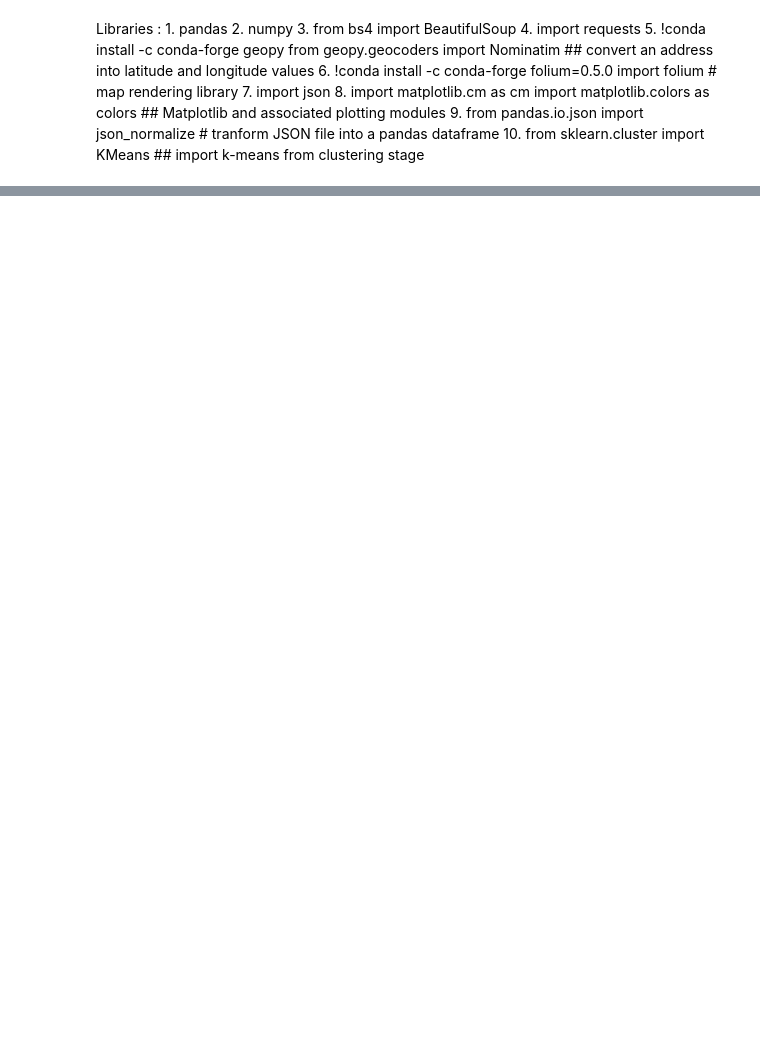
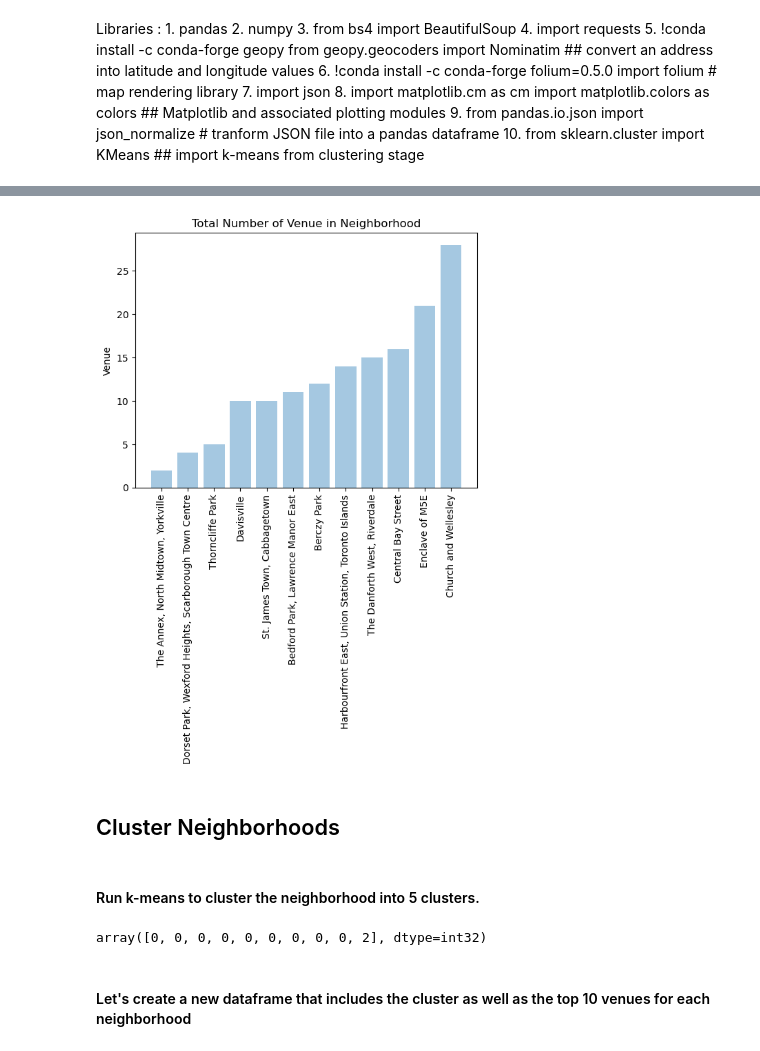
Before and after one commit to deepthich-gh/coursera_capstone_project, a Jupyter notebook: datascience_capstone_project.ipynb, the cells around one changed output, grey strips where cells are left out. Saved outputs shown, nothing was run; the diff lists cells and outputs as text; code cells hidden in the pictures; blank space fills up the shorter version.

```diff
--- a/datascience_capstone_project.ipynb
+++ b/datascience_capstone_project.ipynb
@@ -70,0 +683,2 @@ Libraries :
+# %%
+Toronto_venues_restaurant_1 =Toronto_venues_restaurant.groupby(['Neighborhood','Venue Category']).count().reset_index()
@@ -70,0 +738,5 @@ Libraries :
+# %%
+Toronto_venues_restaurant_ind =Toronto_venues_restaurant_1[Toronto_venues_restaurant_1 ['Venue Category'].str.contains('Indian')]
+
+print(Toronto_venues_restaurant_ind.shape)
+Toronto_venues_restaurant_ind
@@ -70,0 +758,10 @@ Libraries :
+# %%
+result = pd.merge(Toronto_venues_restaurant_ind,
+                 summary,
+                 on='Neighborhood',
+                 how='left')
+
+result =result.drop(['Venue Category','Neighborhood Latitude', 'Neighborhood Longitude', 'Venue', 'Venue Latitude', 'Venue Longitude'], axis=1)
+result = result.sort_values('Count').reset_index(drop=True)
+
+result
@@ -70,0 +782,18 @@ Libraries :
+# %%
+objects = result.Neighborhood
+y_pos = np.arange(len(objects))
+performance = result.Count
+
+plt.bar(y_pos, performance, align='center', alpha=0.4)
+plt.xticks(y_pos, objects)
+plt.ylabel('Venue')
+plt.title('Total Number of Venue in Neighborhood')
+plt.xticks(rotation=90)
+
+plt.show()
+# %% [output]
+[figure, added]
+# %% [markdown]
+## Cluster Neighborhoods
+# %% [markdown]
+#### Run k-means to cluster the neighborhood into 5 clusters.
@@ -70,0 +803,15 @@ Libraries :
+# %%
+# set number of clusters
+kclusters = 5
+
+Toronto_grouped_clustering = Toronto_grouped.drop('Neighborhood', 1)
+
+# run k-means clustering
+kmeans = KMeans(n_clusters=kclusters, random_state=0).fit(Toronto_grouped_clustering)
+
+# check cluster labels generated for each row in the dataframe
+kmeans.labels_[0:10]
+# %% [output]
+array([0, 0, 0, 0, 0, 0, 0, 0, 0, 2], dtype=int32)
+# %% [markdown]
+#### Let's create a new dataframe that includes the cluster as well as the top 10 venues for each neighborhood
```
Also changed, not shown: parts of 93 cells of this notebook.
